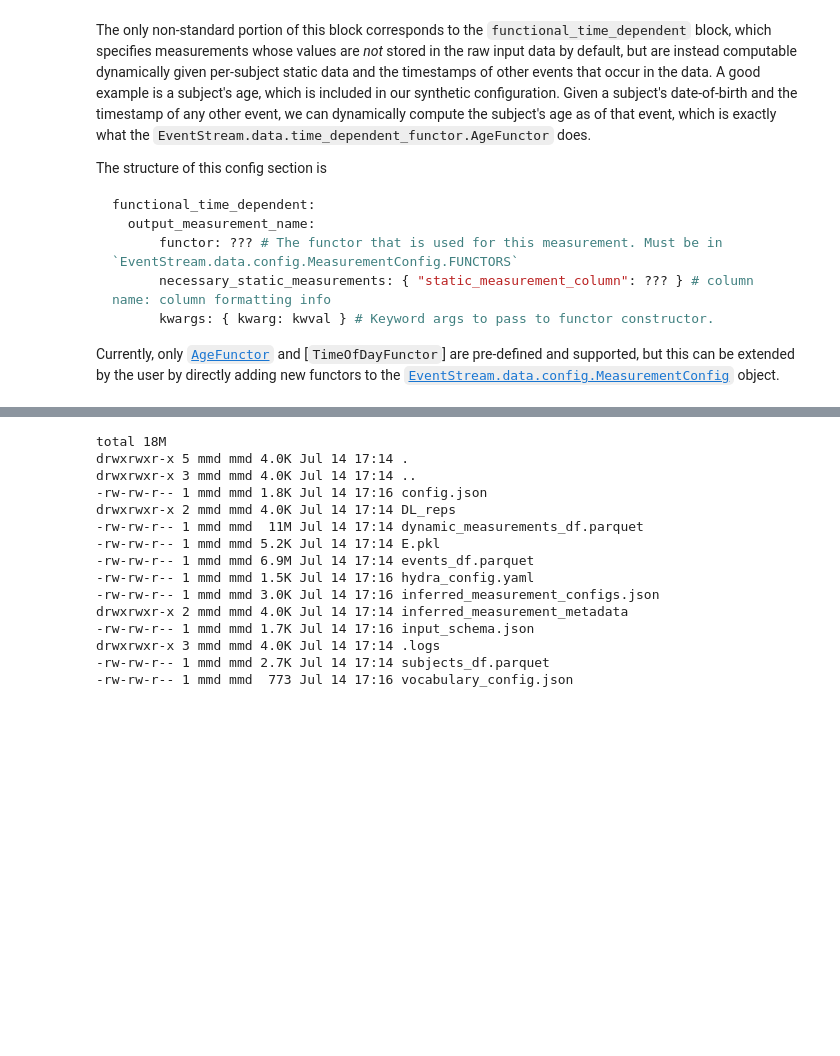
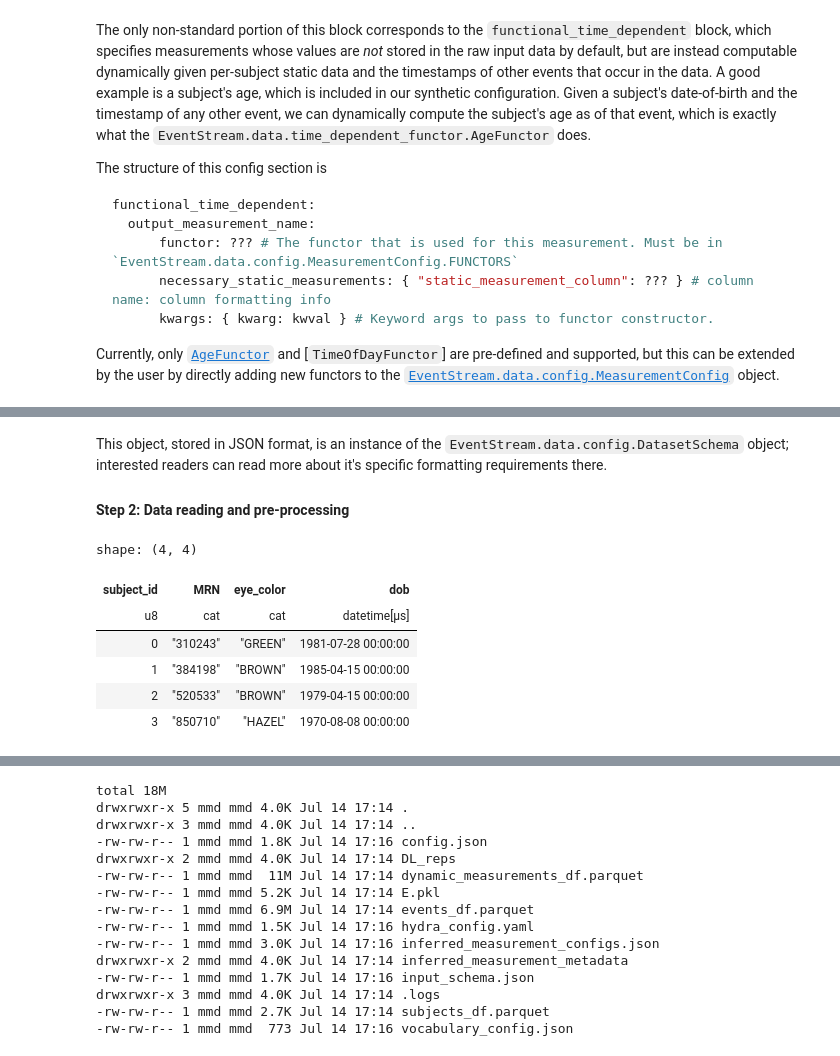
Before and after one commit to mmcdermott/EventStreamGPT, a Jupyter notebook: sample_data/examine_synthetic_data.ipynb, the cells around one changed output, grey strips where cells are left out. Drawn from its saved outputs; the diff is of its cells as text; code cells hidden in the pictures; blank space fills up the shorter version.

```diff
--- a/sample_data/examine_synthetic_data.ipynb
+++ b/sample_data/examine_synthetic_data.ipynb
@@ -329,0 +357,14 @@ contents:
+# %% [markdown]
+This object, stored in JSON format, is an instance of the `EventStream.data.config.DatasetSchema` object; interested readers can read more about it's specific formatting requirements there.
+
+#### Step 2: Data reading and pre-processing
+# %%
+pl.scan_parquet('processed/sample/subjects_df.parquet').head(4).collect()
+# %% [output]
+shape: (4, 4)
+| subject_id | MRN | eye_color | dob |
+| u8 | cat | cat | datetime[μs] |
+| 0 | "310243" | "GREEN" | 1981-07-28 00:00:00 |
+| 1 | "384198" | "BROWN" | 1985-04-15 00:00:00 |
+| 2 | "520533" | "BROWN" | 1979-04-15 00:00:00 |
+| 3 | "850710" | "HAZEL" | 1970-08-08 00:00:00 |
```
Also changed, not shown: parts of 5 cells of this notebook.
